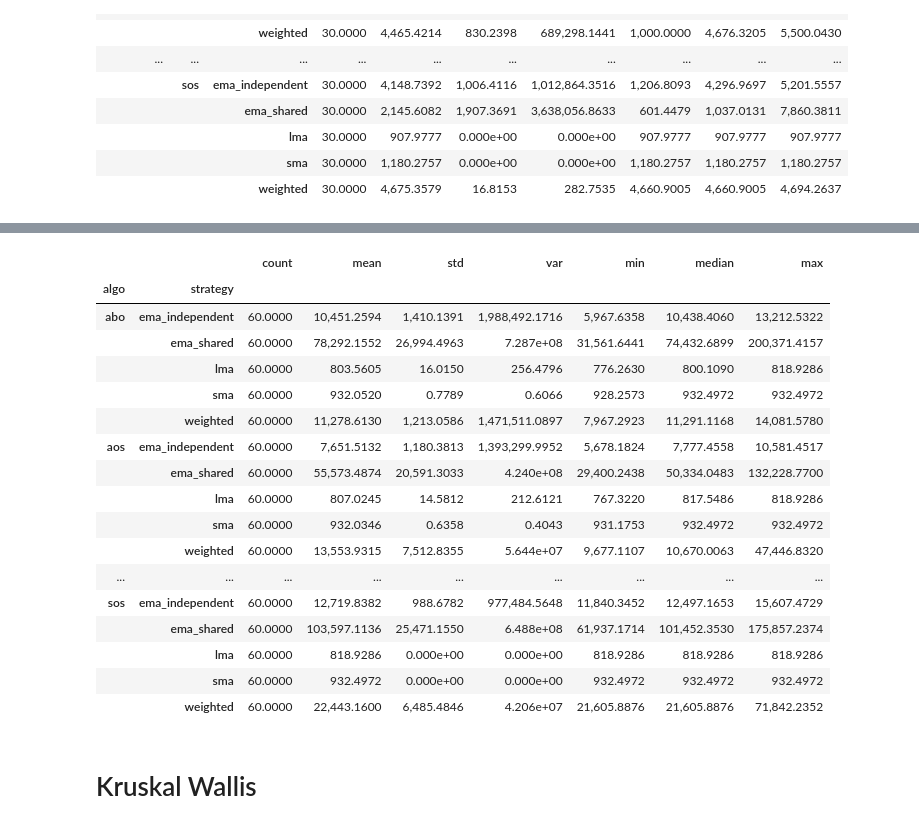
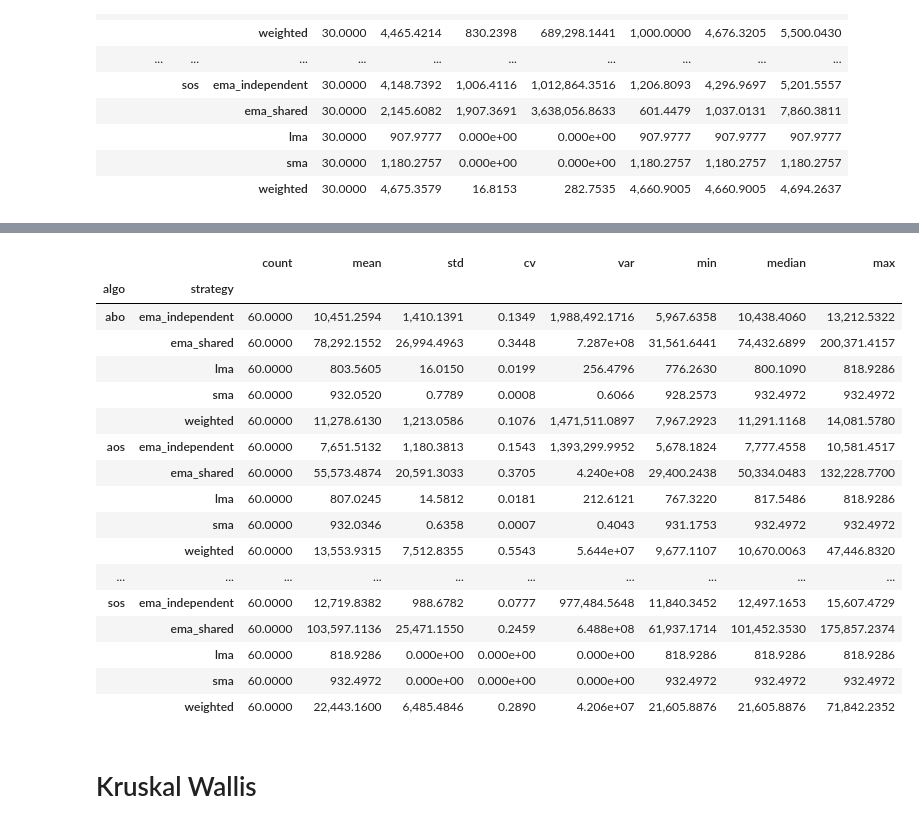
Before and after one commit to AndreHrs/trading-param-optimizer, a Jupyter notebook: notebook.ipynb, the cells around one changed output, grey strips where cells are left out. Saved outputs shown, nothing was run; the diff lists cells and outputs as text; code cells hidden in the pictures.

Commit message:
Added analysis which algorithm is best

```diff
--- a/notebook.ipynb
+++ b/notebook.ipynb
@@ -96,0 +105,32 @@ display(stats.map(fmt))
+# %%
+df = pd.concat([fixed_results, random_results], ignore_index=True)
+
+# Flip fitness because gps is maximizing not minimizing
+df.loc[df["algo"] == "gps", "best_fitness"] *= -1
+
+def fmt(x):
+    if pd.isna(x):
+        return "NaN"
+    if abs(x) < 1e-7 or abs(x) > 9_999_999:
+        return f"{x:.3e}"
+    if x == 0:
+        return "0"
+    return f"{x:,.4f}"
+
+stats = (
+    df.groupby(['algo', 'strategy','start_mode'])['test_final_cash']
+    .agg(count='count', mean='mean', std='std', var='var', min='min', median='median', max='max')
+)
+
+stats['cv'] = stats['std'] / stats['mean']
+
+
+stats = stats.sort_values(by=[('strategy'), 'cv'], ascending=[True, True])
+
+fixed_stats = stats.xs('fixed', level='start_mode')
+
+column_order = ['count', 'mean', 'std', 'cv', 'min', 'median', 'max']
+
+
+# Display formatted table
+display(fixed_stats.map(fmt))
@@ -97,42 +156,48 @@ display(stats.map(fmt))
 # %%
 df = pd.concat([fixed_results, random_results], ignore_index=True)
 
 # Flip fitness because gps is maximizing not minimizing
 df.loc[df["algo"] == "gps", "best_fitness"] *= -1
 
 def fmt(x):
     if pd.isna(x):
         return "NaN"
     if abs(x) < 1e-7 or abs(x) > 9_999_999:
         return f"{x:.3e}"
     if x == 0:
         return "0"
     return f"{x:,.4f}"
 
 stats = (
     df.groupby(['algo', 'strategy'])['final_cash']
     .agg(count='count', mean='mean', std='std', var='var', min='min', median='median', max='max')
 )
+
+stats['cv'] = stats['std'] / stats['mean']
+
+column_order = ['count', 'mean', 'std', 'cv', 'var', 'min', 'median', 'max']
+stats = stats[column_order]
+
 display(stats.map(fmt))
 # %% [output]
-|  |  | count | mean | std | var | min | median | max |
-| algo | strategy |  |  |  |  |  |  |  |
-| abo | ema_independent | 60.0000 | 10,451.2594 | 1,410.1391 | 1,988,492.1716 | 5,967.6358 | 10,438.4060 | 13,212.5322 |
-|  | ema_shared | 60.0000 | 78,292.1552 | 26,994.4963 | 7.287e+08 | 31,561.6441 | 74,432.6899 | 200,371.4157 |
-|  | lma | 60.0000 | 803.5605 | 16.0150 | 256.4796 | 776.2630 | 800.1090 | 818.9286 |
-|  | sma | 60.0000 | 932.0520 | 0.7789 | 0.6066 | 928.2573 | 932.4972 | 932.4972 |
-|  | weighted | 60.0000 | 11,278.6130 | 1,213.0586 | 1,471,511.0897 | 7,967.2923 | 11,291.1168 | 14,081.5780 |
-| aos | ema_independent | 60.0000 | 7,651.5132 | 1,180.3813 | 1,393,299.9952 | 5,678.1824 | 7,777.4558 | 10,581.4517 |
-|  | ema_shared | 60.0000 | 55,573.4874 | 20,591.3033 | 4.240e+08 | 29,400.2438 | 50,334.0483 | 132,228.7700 |
-|  | lma | 60.0000 | 807.0245 | 14.5812 | 212.6121 | 767.3220 | 817.5486 | 818.9286 |
-|  | sma | 60.0000 | 932.0346 | 0.6358 | 0.4043 | 931.1753 | 932.4972 | 932.4972 |
-|  | weighted | 60.0000 | 13,553.9315 | 7,512.8355 | 5.644e+07 | 9,677.1107 | 10,670.0063 | 47,446.8320 |
-| ... | ... | ... | ... | ... | ... | ... | ... | ... |
-| sos | ema_independent | 60.0000 | 12,719.8382 | 988.6782 | 977,484.5648 | 11,840.3452 | 12,497.1653 | 15,607.4729 |
-|  | ema_shared | 60.0000 | 103,597.1136 | 25,471.1550 | 6.488e+08 | 61,937.1714 | 101,452.3530 | 175,857.2374 |
-|  | lma | 60.0000 | 818.9286 | 0.000e+00 | 0.000e+00 | 818.9286 | 818.9286 | 818.9286 |
-|  | sma | 60.0000 | 932.4972 | 0.000e+00 | 0.000e+00 | 932.4972 | 932.4972 | 932.4972 |
-|  | weighted | 60.0000 | 22,443.1600 | 6,485.4846 | 4.206e+07 | 21,605.8876 | 21,605.8876 | 71,842.2352 |
+|  |  | count | mean | std | cv | var | min | median | max |
+| algo | strategy |  |  |  |  |  |  |  |  |
+| abo | ema_independent | 60.0000 | 10,451.2594 | 1,410.1391 | 0.1349 | 1,988,492.1716 | 5,967.6358 | 10,438.4060 | 13,212.5322 |
+|  | ema_shared | 60.0000 | 78,292.1552 | 26,994.4963 | 0.3448 | 7.287e+08 | 31,561.6441 | 74,432.6899 | 200,371.4157 |
+|  | lma | 60.0000 | 803.5605 | 16.0150 | 0.0199 | 256.4796 | 776.2630 | 800.1090 | 818.9286 |
+|  | sma | 60.0000 | 932.0520 | 0.7789 | 0.0008 | 0.6066 | 928.2573 | 932.4972 | 932.4972 |
+|  | weighted | 60.0000 | 11,278.6130 | 1,213.0586 | 0.1076 | 1,471,511.0897 | 7,967.2923 | 11,291.1168 | 14,081.5780 |
+| aos | ema_independent | 60.0000 | 7,651.5132 | 1,180.3813 | 0.1543 | 1,393,299.9952 | 5,678.1824 | 7,777.4558 | 10,581.4517 |
+|  | ema_shared | 60.0000 | 55,573.4874 | 20,591.3033 | 0.3705 | 4.240e+08 | 29,400.2438 | 50,334.0483 | 132,228.7700 |
+|  | lma | 60.0000 | 807.0245 | 14.5812 | 0.0181 | 212.6121 | 767.3220 | 817.5486 | 818.9286 |
+|  | sma | 60.0000 | 932.0346 | 0.6358 | 0.0007 | 0.4043 | 931.1753 | 932.4972 | 932.4972 |
+|  | weighted | 60.0000 | 13,553.9315 | 7,512.8355 | 0.5543 | 5.644e+07 | 9,677.1107 | 10,670.0063 | 47,446.8320 |
+| ... | ... | ... | ... | ... | ... | ... | ... | ... | ... |
+| sos | ema_independent | 60.0000 | 12,719.8382 | 988.6782 | 0.0777 | 977,484.5648 | 11,840.3452 | 12,497.1653 | 15,607.4729 |
+|  | ema_shared | 60.0000 | 103,597.1136 | 25,471.1550 | 0.2459 | 6.488e+08 | 61,937.1714 | 101,452.3530 | 175,857.2374 |
+|  | lma | 60.0000 | 818.9286 | 0.000e+00 | 0.000e+00 | 0.000e+00 | 818.9286 | 818.9286 | 818.9286 |
+|  | sma | 60.0000 | 932.4972 | 0.000e+00 | 0.000e+00 | 0.000e+00 | 932.4972 | 932.4972 | 932.4972 |
+|  | weighted | 60.0000 | 22,443.1600 | 6,485.4846 | 0.2890 | 4.206e+07 | 21,605.8876 | 21,605.8876 | 71,842.2352 |
 # %%
 import matplotlib.pyplot as plt
 import seaborn as sns
```
Also changed, not shown: parts of 3 cells of this notebook, 3 other files.
